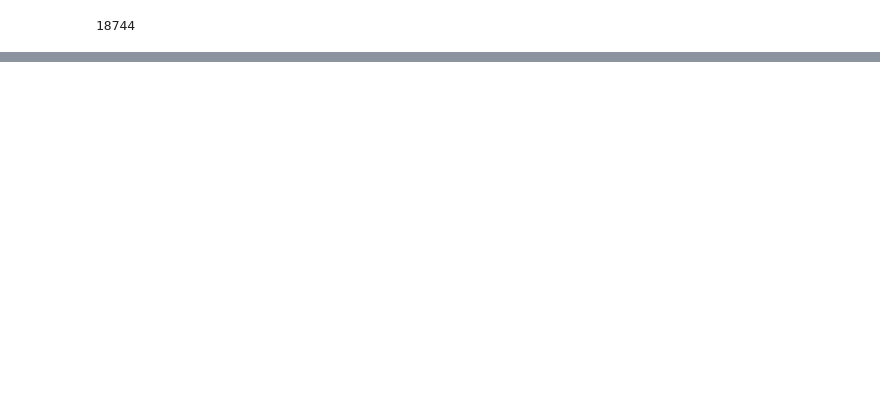
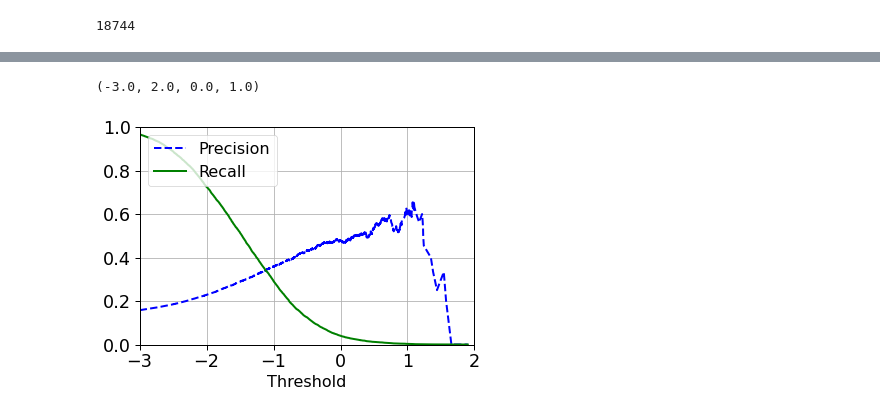
Before and after one commit to BasilPDS/CoursSF_L, a Jupyter notebook: module_5/module_5.ipynb, the cells around one changed output, grey strips where cells are left out. Drawn from its saved outputs; the diff is of its cells as text; code cells hidden in the pictures; blank space fills up the shorter version.

```diff
--- a/module_5/module_5.ipynb
+++ b/module_5/module_5.ipynb
@@ -2199,0 +1974,31 @@ Models
+# %%
+# Модель 3
+Model_3 = LogisticRegression(C=1, # Убрали балансировку вручную
+                              dual=False,
+                              fit_intercept=True,
+                              intercept_scaling=1,
+                              l1_ratio=None,
+                              max_iter=1000,
+                              multi_class='auto',
+                              n_jobs= None,
+                              penalty='l2',
+                              random_state=RS,
+                              solver='liblinear',
+                              tol = 0.0001,
+                              verbose=0,
+                              warm_start=False)
+Model_3.fit(X_train, y_train)
+#Значения
+y_pred_3tl = Model_3.predict(X_test)
+# Вероятности
+y_pred_probs_3tl = Model_3.predict_proba(X_test)
+
+# Посчитаем показатели для обучающего набора, что бы следить за переобучением
+#Значения
+y_pred_3tl_train = Model_3.predict(X_train)
+# Вероятности
+y_pred_probs_3tl_train = Model_3.predict_proba(X_train)
+
+# Для кривой порога
+y_scores_3tl = cross_val_predict(Model_3, X_train, y_train, cv=3, method="decision_function")
+precisions, recalls, thresholds = precision_recall_curve(y_train, y_scores_3tl)
@@ -2199,0 +2009,10 @@ Models
+# %%
+plt.plot(thresholds, precisions[:-1], "b--", label="Precision", linewidth=2)
+plt.plot(thresholds, recalls[:-1], "g-", label="Recall", linewidth=2)
+plt.legend(loc="upper left", fontsize=16)
+plt.xlabel("Threshold", fontsize=16)
+plt.grid(True)
+plt.axis([-3, 2, 0, 1])
+# %% [output]
+(-3.0, 2.0, 0.0, 1.0)
+[figure, added]
```
Also changed, not shown: parts of 150 cells of this notebook, 1 other file.
